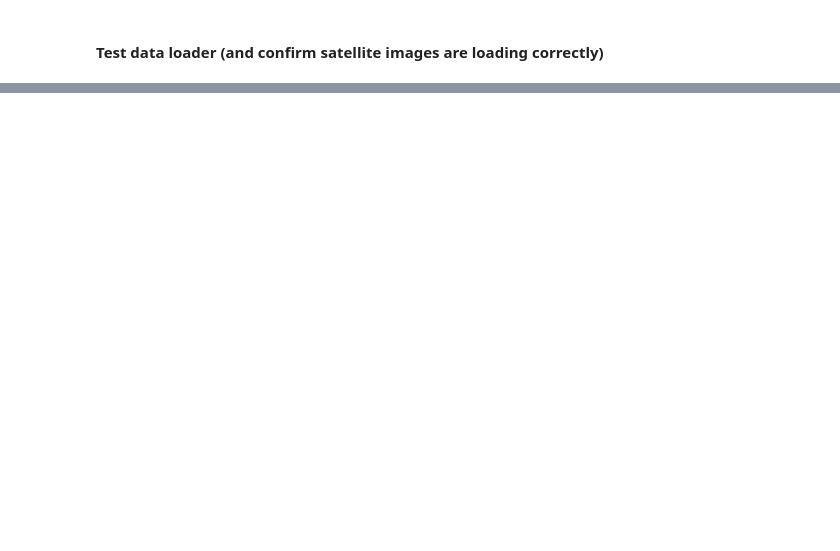
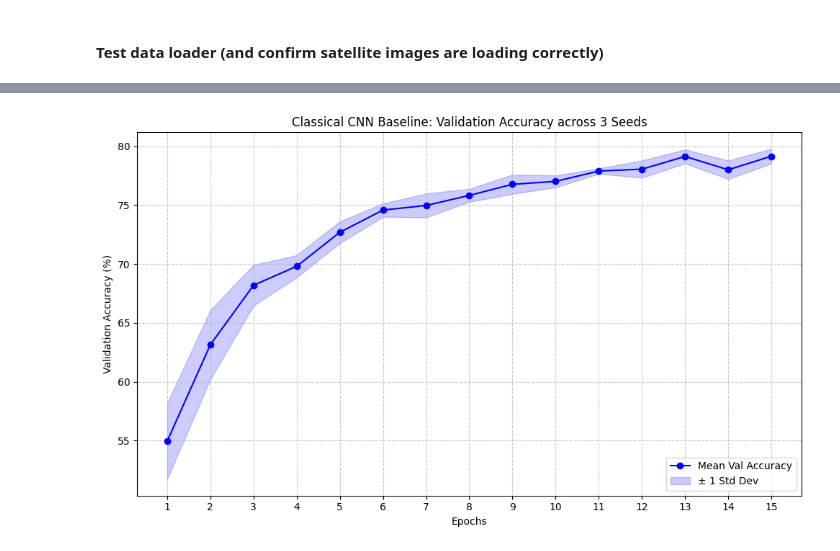
Before and after one commit to yeshapan/qml4eo-reproduction, a Jupyter notebook: notebooks/01_classical_cnn_baseline.ipynb, the cells around one changed output, grey strips where cells are left out. Drawn from its saved outputs; the diff is of its cells as text; code cells hidden in the pictures; blank space fills up the shorter version.

Commit message:
upgraded baselines of both cnn and hqcnn to 15 epochs across 3 seeds (and updated md doc)

```diff
--- a/notebooks/01_classical_cnn_baseline.ipynb
+++ b/notebooks/01_classical_cnn_baseline.ipynb
@@ -146,0 +190,32 @@ Baseline training complete!
+# %%
+import matplotlib.pyplot as plt
+
+#create an array of epoch numbers for the x-axis
+epochs_range = range(1, EPOCHS + 1)
+
+plt.figure(figsize=(10, 6))
+
+#plot the mean validation accuracy
+plt.plot(epochs_range, mean_acc, label='Mean Val Accuracy', color='blue', marker='o')
+
+#fill the area between (mean - std) and (mean + std) to show variance
+plt.fill_between(
+    epochs_range,
+    mean_acc - std_acc,
+    mean_acc + std_acc,
+    color='blue',
+    alpha=0.2,
+    label='± 1 Std Dev'
+)
+
+plt.title('Classical CNN Baseline: Validation Accuracy across 3 Seeds')
+plt.xlabel('Epochs')
+plt.ylabel('Validation Accuracy (%)')
+plt.xticks(epochs_range)
+plt.legend(loc='lower right')
+plt.grid(True, linestyle='--', alpha=0.7)
+
+plt.tight_layout()
+plt.show()
+# %% [output]
+[figure, added]
```
Also changed, not shown: parts of 7 cells of this notebook, 2 other files.
